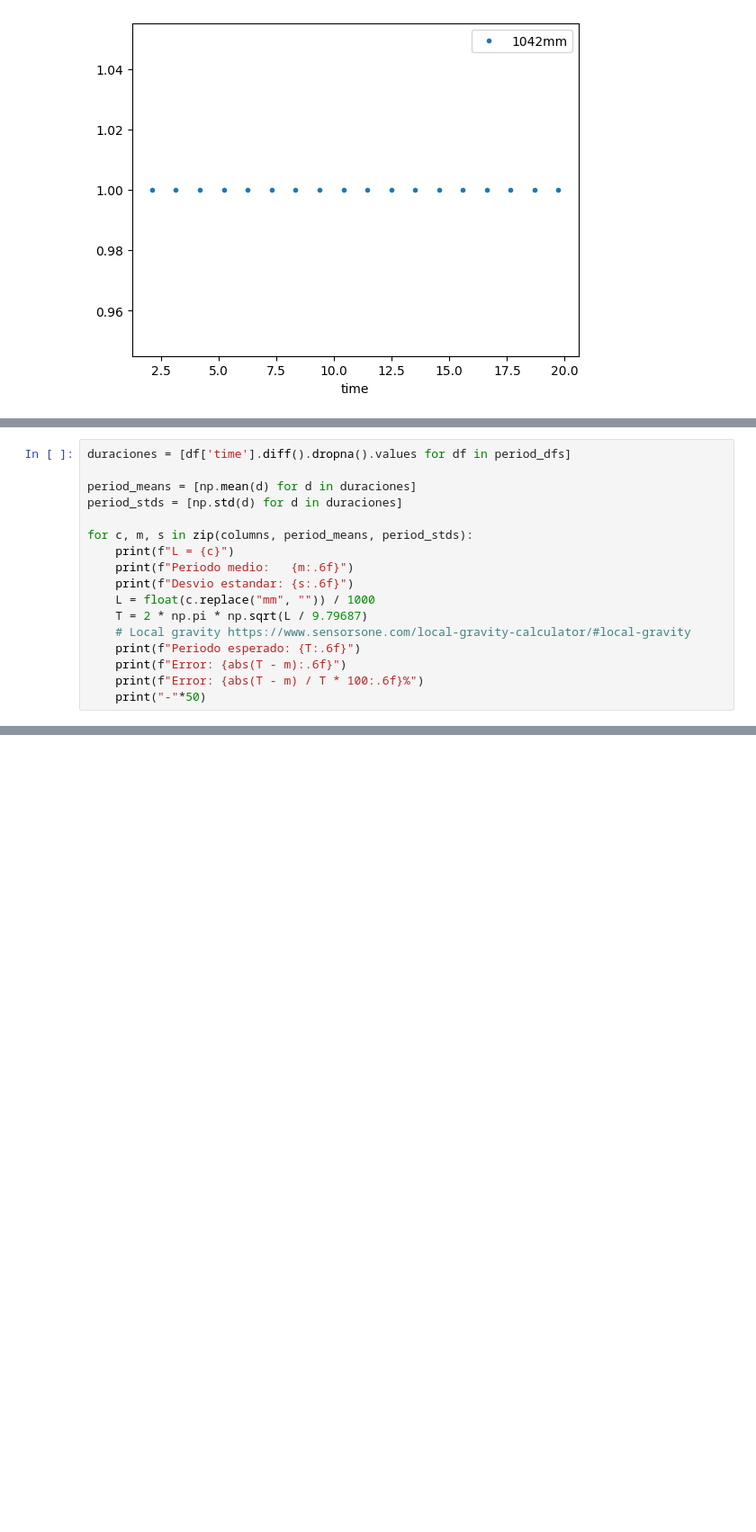
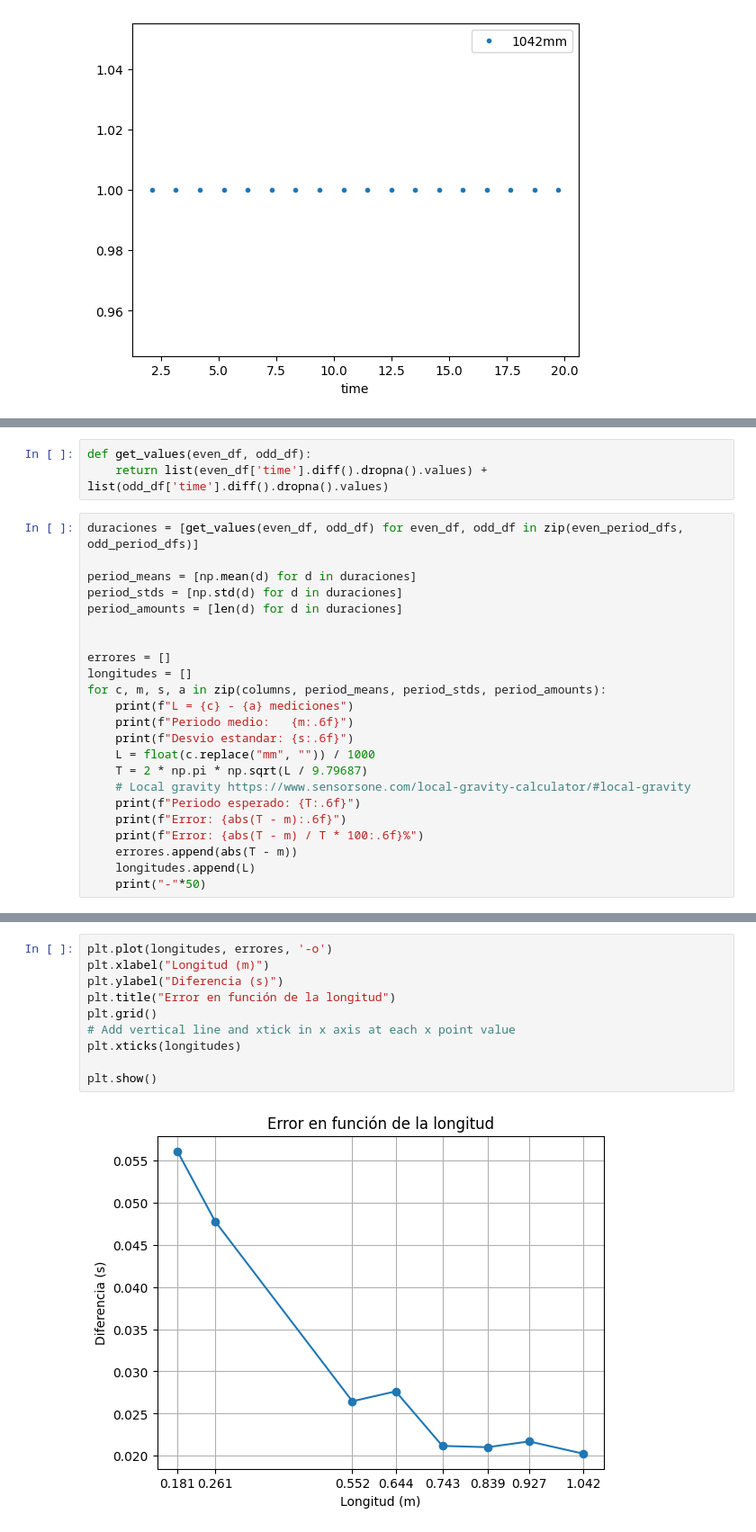
Before and after one commit to LecJackS/Mecanica-y-Termodinamica-2024-1C, a Jupyter notebook: Laboratorios/Labo03-04/Labo02.ipynb, the cells around one changed output, grey strips where cells are left out. Shown: that part at 90% size. Saved outputs shown, nothing was run; the diff lists cells and outputs as text; blank space fills up the shorter version.

Commit message:
Error vs longitud de pendulo

```diff
--- a/Laboratorios/Labo03-04/Labo02.ipynb
+++ b/Laboratorios/Labo03-04/Labo02.ipynb
@@ -135,11 +141,18 @@ plt.show()
+# %%
+def get_values(even_df, odd_df):
+    return list(even_df['time'].diff().dropna().values) + list(odd_df['time'].diff().dropna().values)
 # %%
-duraciones = [df['time'].diff().dropna().values for df in period_dfs]
+duraciones = [get_values(even_df, odd_df) for even_df, odd_df in zip(even_period_dfs, odd_period_dfs)]
 
 period_means = [np.mean(d) for d in duraciones]
 period_stds = [np.std(d) for d in duraciones]
+period_amounts = [len(d) for d in duraciones]
 
-for c, m, s in zip(columns, period_means, period_stds):
-    print(f"L = {c}")
+
+errores = []
+longitudes = []
+for c, m, s, a in zip(columns, period_means, period_stds, period_amounts):
+    print(f"L = {c} - {a} mediciones")
     print(f"Periodo medio:   {m:.6f}")
     print(f"Desvio estandar: {s:.6f}")
     L = float(c.replace("mm", "")) / 1000
@@ -148,5 +161,7 @@ for c, m, s in zip(columns, period_means, period_stds):
     print(f"Periodo esperado: {T:.6f}")
     print(f"Error: {abs(T - m):.6f}")
     print(f"Error: {abs(T - m) / T * 100:.6f}%")
+    errores.append(abs(T - m))
+    longitudes.append(L)
     print("-"*50)
 # %% [output]
@@ -167,3 +182,15 @@ Periodo esperado: 2.049133
 Error: 0.020242
 Error: 0.987854%
 --------------------------------------------------
+# %%
+plt.plot(longitudes, errores, '-o')
+plt.xlabel("Longitud (m)")
+plt.ylabel("Diferencia (s)")
+plt.title("Error en función de la longitud")
+plt.grid()
+# Add vertical line and xtick in x axis at each x point value
+plt.xticks(longitudes)
+
+plt.show()
+# %% [output]
+[figure, added]
```
Also changed, not shown: parts of 5 cells of this notebook.
